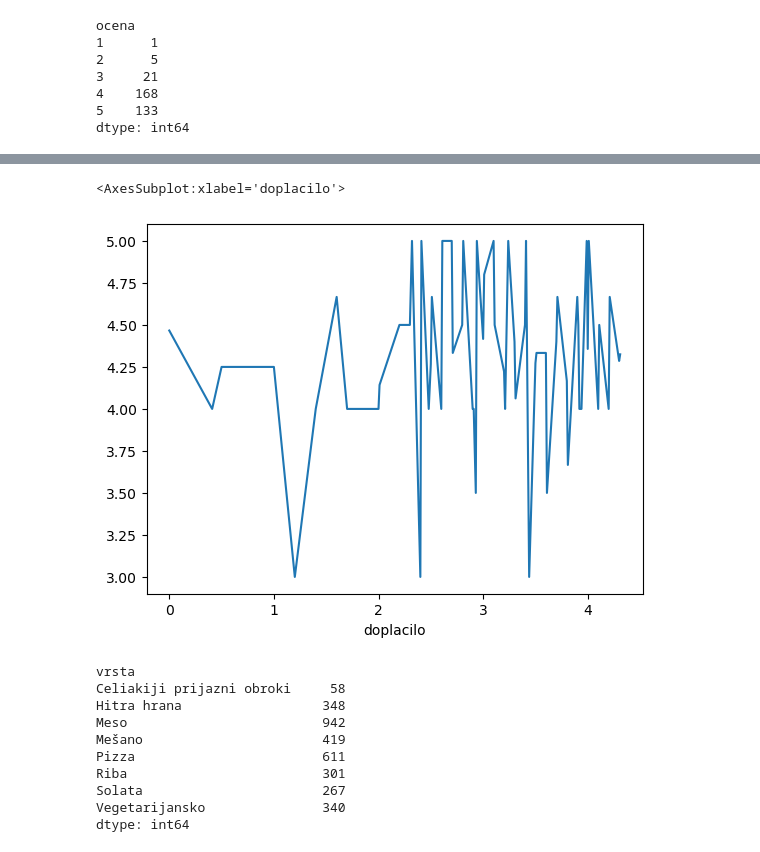
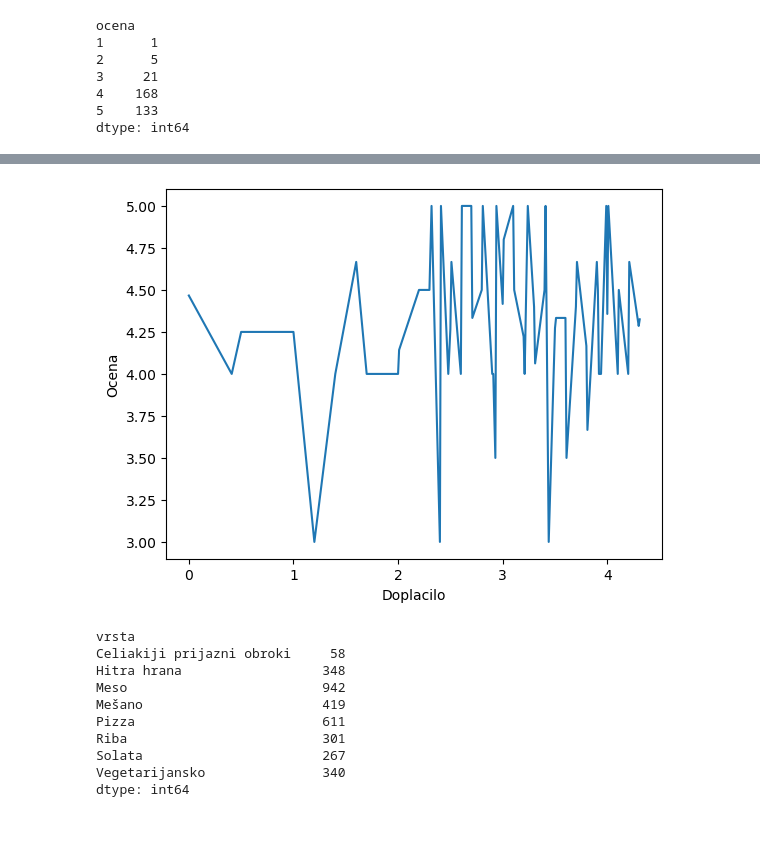
Before and after one commit to Valerij15/Studentska-prehrana, a Jupyter notebook: analiza.ipynb, the cells around one changed output, grey strips where cells are left out. Cells and saved outputs as stored; diff of their text form; code cells hidden in the pictures.

```diff
--- a/analiza.ipynb
+++ b/analiza.ipynb
@@ -150,8 +153,10 @@ lokali_in_ocene.groupby('mesto')['doplacilo'].mean().plot(kind="bar")
 # %%
 lokali_in_ocene.groupby('doplacilo')['ocena'].mean().plot()
+plt.xlabel("Doplacilo")
+plt.ylabel("Ocena")
+plt.show()
 # %% [output]
-<AxesSubplot:xlabel='doplacilo'>
-[figure, old version]
+[figure, new version]
 # %%
 jedi.groupby('vrsta').size()
 # %% [output]
```
Also changed, not shown: parts of 5 cells of this notebook, 3 other files.
